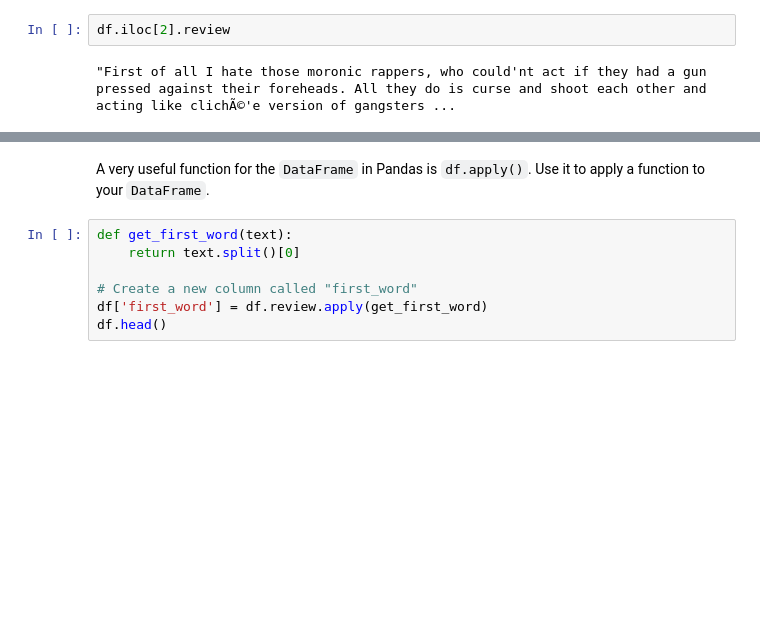
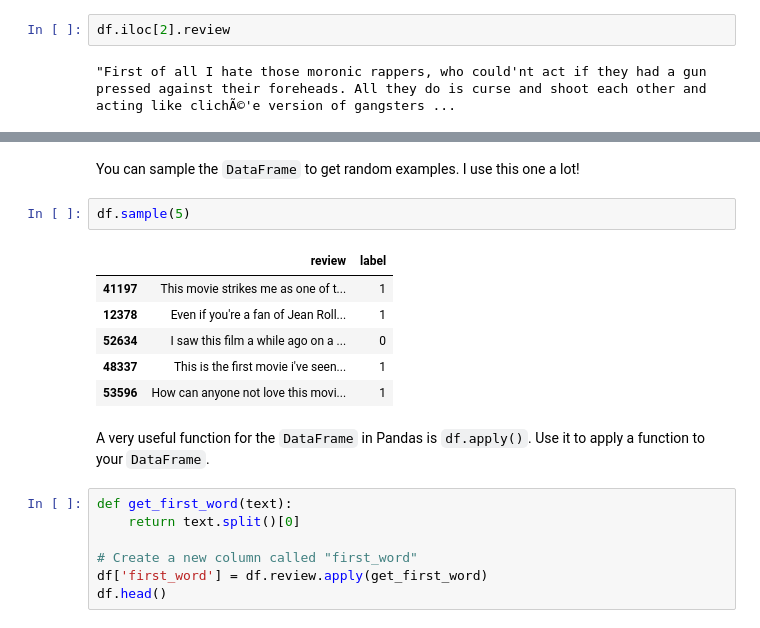
Before and after one commit to scoutbee/pytorch-nlp-notebooks, a Jupyter notebook: 0_pytorch_intro.ipynb, the cells around one changed output, grey strips where cells are left out. Saved outputs shown, nothing was run; the diff lists cells and outputs as text; blank space fills up the shorter version.

```diff
--- a/0_pytorch_intro.ipynb
+++ b/0_pytorch_intro.ipynb
@@ -125,3 +159,14 @@ df.iloc[2].review
+# %% [markdown]
+You can sample the `DataFrame` to get random examples. I use this one a lot!
+# %%
+df.sample(5)
+# %% [output]
+|  | review | label |
+| 41197 | This movie strikes me as one of t... | 1 |
+| 12378 | Even if you're a fan of Jean Roll... | 1 |
+| 52634 | I saw this film a while ago on a ... | 0 |
+| 48337 | This is the first movie i've seen... | 1 |
+| 53596 | How can anyone not love this movi... | 1 |
 # %% [markdown]
 A very useful function for the `DataFrame` in Pandas is `df.apply()`. Use it to apply a function to your `DataFrame`.
 # %%
```
Also changed, not shown: parts of 48 cells of this notebook.
